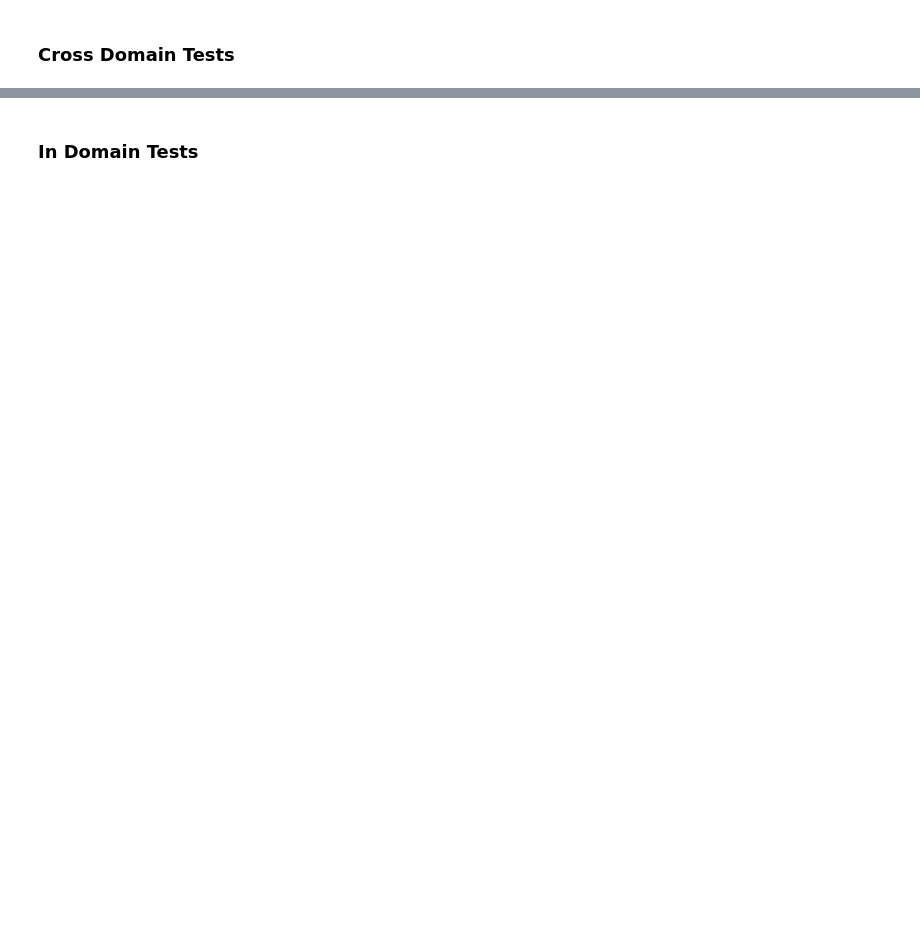
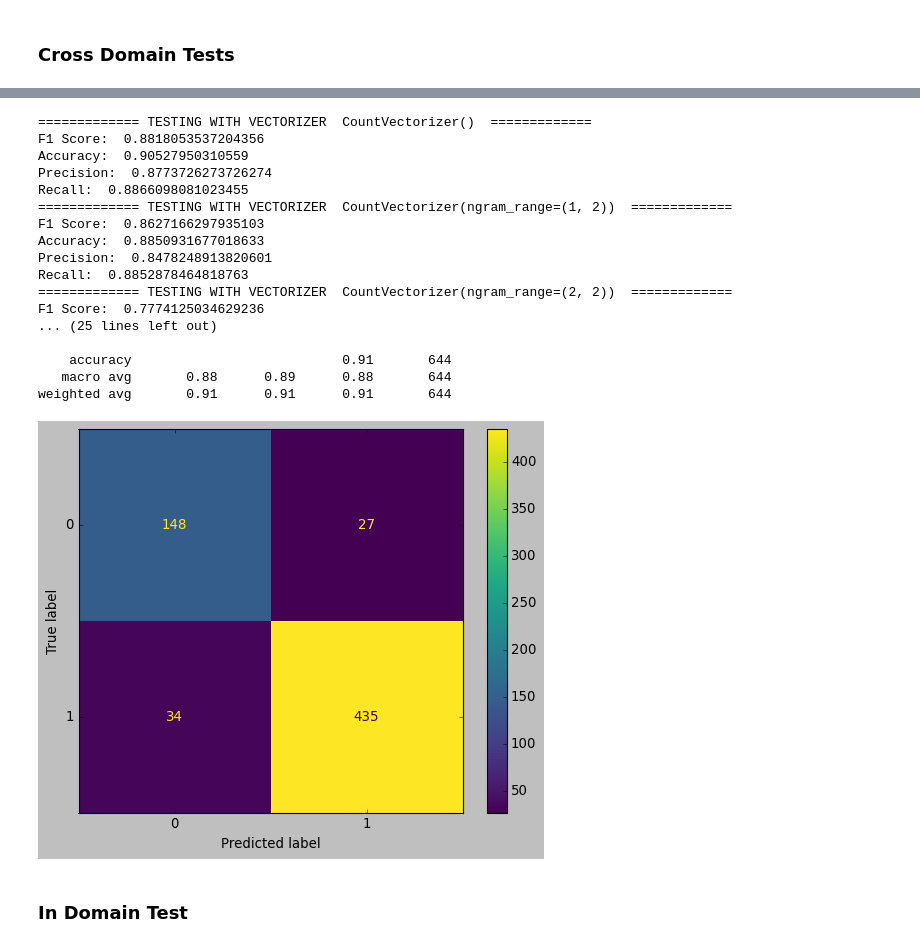
Before and after one commit to sayaranika/Abusive-Language-Detection-Using-Naive-Bayes, a Jupyter notebook: Abusive Language Detection.ipynb, the cells around one changed output, grey strips where cells are left out. Drawn from its saved outputs; the diff is of its cells as text; code cells hidden in the pictures; blank space fills up the shorter version.

```diff
--- a/Abusive Language Detection.ipynb
+++ b/Abusive Language Detection.ipynb
@@ -461,26 +417,17 @@ memory usage: 20.9+ MB
 # %%
-#data cleaning
-wiki_df = basic_data_cleaning(wiki_df)
+print("==================Before Processing===============\n")
+print(fb_yt_df['text'].iloc[0],"\n")
+print(fb_yt_df['text'].iloc[1],"\n")
+print(fb_yt_df['text'].iloc[2],"\n")
+print(fb_yt_df['text'].iloc[3],"\n")
+print(fb_yt_df['text'].iloc[4],"\n")
 
-# print("==================Before Processing===============\n")
-# print(wiki_df['text'].iloc[11121],"\n")
-# print(wiki_df['text'].iloc[11433],"\n")
-# print(wiki_df['text'].iloc[11455],"\n")
-# print(wiki_df['text'].iloc[0],"\n")
-# print(wiki_df['text'].iloc[1],"\n")
-# print(wiki_df['text'].iloc[2],"\n")
-# print(wiki_df['text'].iloc[3],"\n")
-# print(wiki_df['text'].iloc[4],"\n")
+fb_yt_df.text = fb_yt_df['text'].apply(text_data_processing)
 
-wiki_df.text = wiki_df['text'].apply(data_processing, datasetType = DatasetType.TWITTER)
-
-# print("==================After Processing===============\n")
-# print(wiki_df['text'].iloc[11121],"\n")
-# print(wiki_df['text'].iloc[11433],"\n")
-# print(wiki_df['text'].iloc[11455],"\n")
-# print(wiki_df['text'].iloc[0],"\n")
-# print(wiki_df['text'].iloc[1],"\n")
-# print(wiki_df['text'].iloc[2],"\n")
-# print(wiki_df['text'].iloc[3],"\n")
-# print(wiki_df['text'].iloc[4],"\n")
+print("\n\n==================After Processing===============\n")
+print(fb_yt_df['text'].iloc[0],"\n")
+print(fb_yt_df['text'].iloc[1],"\n")
+print(fb_yt_df['text'].iloc[2],"\n")
+print(fb_yt_df['text'].iloc[3],"\n")
+print(fb_yt_df['text'].iloc[4],"\n")
 # %% [output]
@@ -559,2 +465,23 @@ weighted avg       0.95      0.95      0.95     39271
+# %%
+model_selection(fb_yt_df)
+# %% [output]
+============= TESTING WITH VECTORIZER  CountVectorizer()  =============
+F1 Score:  0.8818053537204356
+Accuracy:  0.90527950310559
+Precision:  0.8773726273726274
+Recall:  0.8866098081023455
+============= TESTING WITH VECTORIZER  CountVectorizer(ngram_range=(1, 2))  =============
+F1 Score:  0.8627166297935103
+Accuracy:  0.8850931677018633
+Precision:  0.8478248913820601
+Recall:  0.8852878464818763
+============= TESTING WITH VECTORIZER  CountVectorizer(ngram_range=(2, 2))  =============
+F1 Score:  0.7774125034629236
+... (25 lines left out)
+
+    accuracy                           0.91       644
+   macro avg       0.88      0.89      0.88       644
+weighted avg       0.91      0.91      0.91       644
+[figure, added]
 # %% [markdown]
-### In Domain Tests
+### In Domain Test
```
Also changed, not shown: parts of 43 cells of this notebook, 1 other file.
